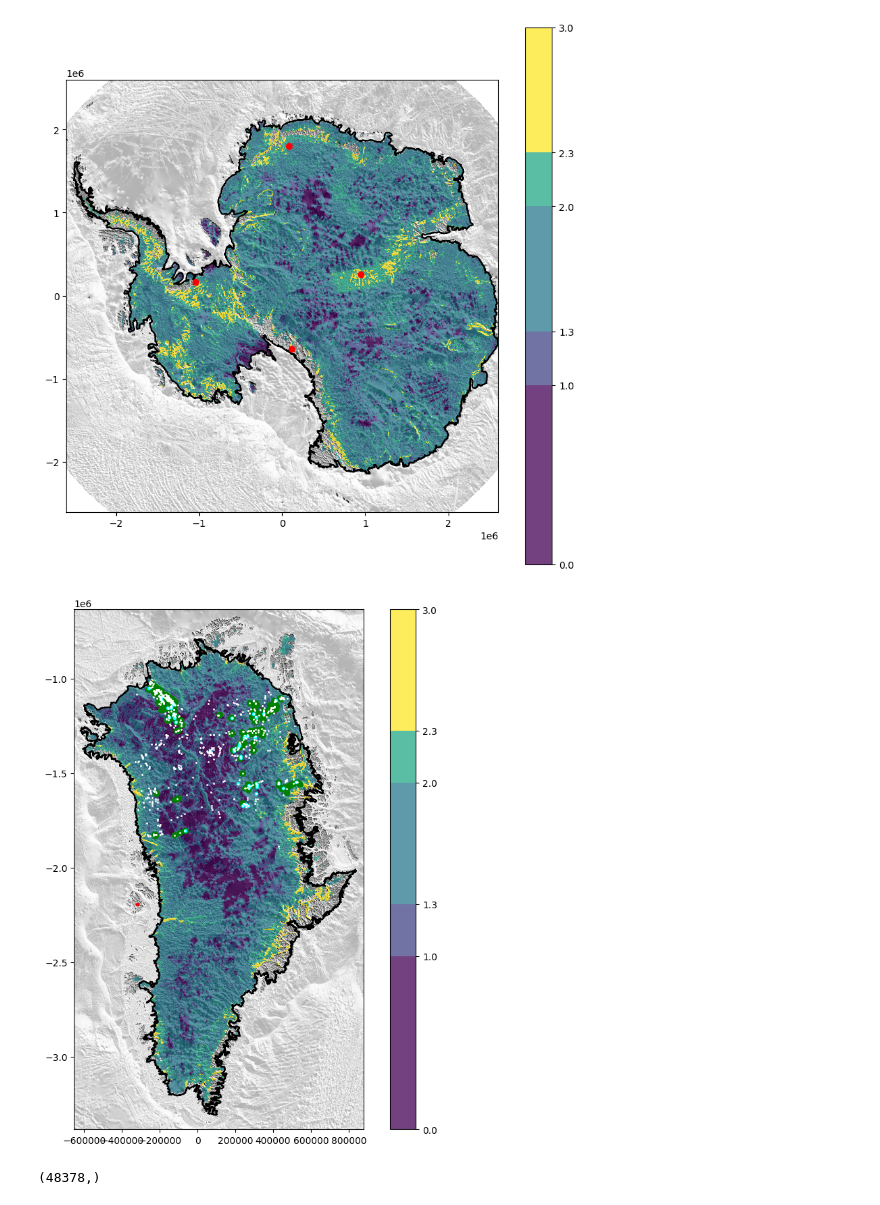
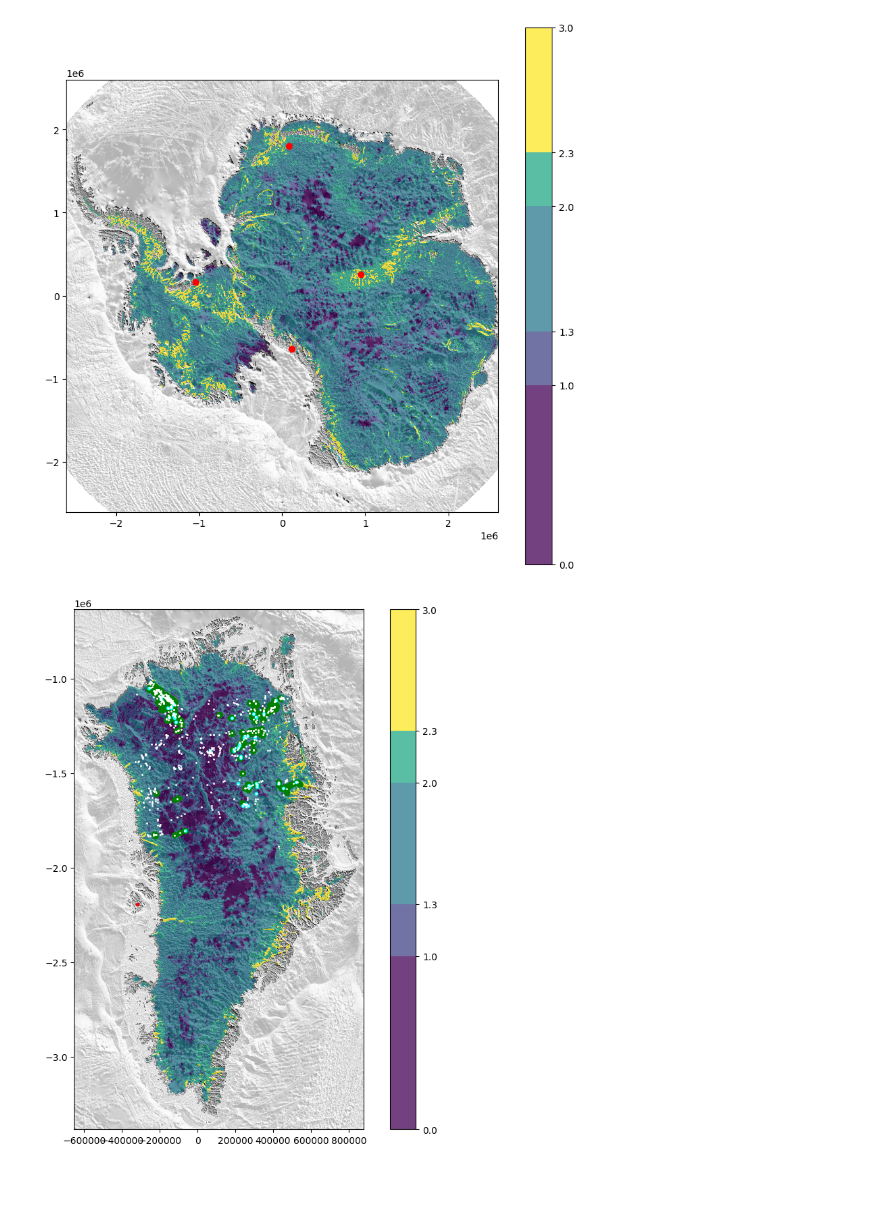
Before and after one commit to nholschuh/DebrisTrains, a Jupyter notebook: Manuscript_FigureGeneration/Figure3_Generation.ipynb, the cells around one changed output. Saved outputs shown, nothing was run; the diff lists cells and outputs as text; code cells hidden in the pictures.

Commit message:
Updated figure 3 notebook

```diff
--- a/Manuscript_FigureGeneration/Figure3_Generation.ipynb
+++ b/Manuscript_FigureGeneration/Figure3_Generation.ipynb
@@ -36,7 +58,11 @@ mask_target = [2,1,2]
 ##################################
 ### Load LeysingerVieli Picks
 
-peak_coords = ndh.loadmat('../Petermann_SwathWork/Published_Datasets/LeysingerVieli_BodyPicks/complete_plumbigpeakpoints_clear_sieved.mat')
+### As with Bedmachine and Bedmap3, the folds picked by LeysingerVieli
+### must be sourced from here: https://zenodo.org/records/1435749
+LV_data_file_path = '../../../../Petermann_SwathWork/Published_Datasets/LeysingerVieli_BodyPicks/complete_plumbigpeakpoints_clear_sieved.mat'
+
+peak_coords = ndh.loadmat(LV_data_file_path)
 peak_keys = list(peak_coords.keys())
 key_pairs = [[7,9],[8,10],[11,12],[13,15],[14,16]]
 
@@ -69,17 +89,0 @@ pl_y = pl_y[ki]
-# %%
-#####################################
-### Load XTrack Scattering Picks
-pick_files = glob.glob('../Petermann_Debris_Identification/Picks/*.mat')
-xtrack = {'x':[],'y':[]}
-for pf in pick_files:
-    pick = ndh.loadmat(pf)
-    xy = ndh.polarstereo_fwd(pick['Latitude'],pick['Longitude'])
-    for pvals in pick['picks']:
-        ki = np.where(~np.isnan(pvals))[0]
-        xtrack['x'].append(xy['x'][ki[0::10]])
-        xtrack['y'].append(xy['y'][ki[0::10]])
-
-xtrack['x'] = np.concatenate(xtrack['x'])
-xtrack['y'] = np.concatenate(xtrack['y'])
-
-xtrack['x'].shape
@@ -88,5 +90,11 @@ xtrack['x'].shape
 # %%
-if os.path.isfile('Roughness_10km.mat'):
+#####################################
+### This cell calculates the RMS roughness and saves the results, so you only have to do it once.
+
+if os.path.isfile('../../../../Entrainment_Maps/Roughness_10km.mat'):
+    roughness_dict = ndh.loadmat('../../../../Entrainment_Maps/Roughness_10km.mat')
+
+elif os.path.isfile('Roughness_10km.mat'):
     roughness_dict = ndh.loadmat('Roughness_10km.mat')
 
 else:
@@ -151,7 +150,7 @@ em
 ###################################################
 ### Antarctic Map
 ###################################################
-em = pd.read_excel('./Entrainment_in_Literature.xlsx')
+em = pd.read_excel(data_root+'Entrainment_in_Literature.xlsx')
 ki = em['Continent'] == 'Ant'
 xy = ndh.polarstereo_fwd(em['Lat'],em['Lon'])
 
@@ -179,24 +178,22 @@ cdata = plt.imshow(np.log10(roughness_dict['ra'][ti]),
                    extent=[roughness_dict['nx'][ti][0],roughness_dict['nx'][ti][-1],roughness_dict['ny'][ti][0],roughness_dict['ny'][ti][-1]],
                     cmap=cmap,norm=norm,alpha=0.75,origin='lower')
 
-plt.plot(agl['gl'][:,0],agl['gl'][:,1],c='black')
 plt.plot(xy['x'],xy['y'],'o',c='red')
 plt.colorbar(cdata,ticks=divisions,spacing='proportional')
 val = 2.6e6;
 plt.xlim([-val,val])
 plt.ylim([-val,val])
 
-
-plt.savefig('Antarctica.pdf')
+if generate_pdfs_flag == 1:
+    plt.savefig('Antarctica.pdf')
 # %% [output]
-[figure, old version]
+[figure, new version]
 # %%
 ###################################################
 ### Greenland Map
 ###################################################
 
-
-em = pd.read_excel('./Entrainment_in_Literature.xlsx')
+em = pd.read_excel(data_root+'/Entrainment_in_Literature.xlsx')
 ki = em['Continent'] == 'Gre'
 xy = ndh.polarstereo_fwd(em['Lat'][ki],em['Lon'][ki])
 
@@ -205,38 +202,33 @@ cmap = plt.get_cmap('viridis', len(divisions))
 norm = BoundaryNorm(divisions, cmap.N)
 
 ti = 0
 
 dem = dems[ti]
 new_mask = np.array(dem[mask_key[ti]].values != mask_target[ti]).astype(float)
 new_mask[new_mask == 0] = np.nan
 
 plt.figure(figsize=(10,10))
 plt.imshow(roughness_dict['hillshades'][ti],
            extent=[roughness_dict['nx'][ti][0],roughness_dict['nx'][ti][-1],roughness_dict['ny'][ti][0],roughness_dict['ny'][ti][-1]],
            cmap='Grays',origin='lower')
 
 plt.imshow(new_mask,
            extent=[roughness_dict['nx'][ti][0],roughness_dict['nx'][ti][-1],roughness_dict['ny'][ti][0],roughness_dict['ny'][ti][-1]],
            cmap='Grays',origin='lower',alpha=0.7)
 
 cdata = plt.imshow(np.log10(roughness_dict['ra'][ti]),
                    extent=[roughness_dict['nx'][ti][0],roughness_dict['nx'][ti][-1],roughness_dict['ny'][ti][0],roughness_dict['ny'][ti][-1]],
                     cmap=cmap,norm=norm,alpha=0.75,origin='lower')
 
-plt.plot(ggl[0],ggl[1],c='black')
 plt.plot(xtrack['x'],xtrack['y'],'.',c='green',ms=10)
 plt.plot(pl_x,pl_y,'.',c='cyan',ms=6)
 plt.plot(total_x,total_y,'.',c='white',ms=2)
 plt.plot(xy['x'],xy['y'],'.',c='red')
 
 plt.colorbar(cdata,ticks=divisions,spacing='proportional')
 plt.gca().invert_yaxis()
 
-
-plt.savefig('Greenland_v2.pdf')
+if generate_pdfs_flag == 1:
+    plt.savefig('Greenland_v2.pdf')
 # %% [output]
-[figure, old version]
+[figure, new version]
-# %%
-xtrack['x'].shape
-# %% [output]
-(48378,)
```
Also changed, not shown: parts of 9 cells of this notebook.
